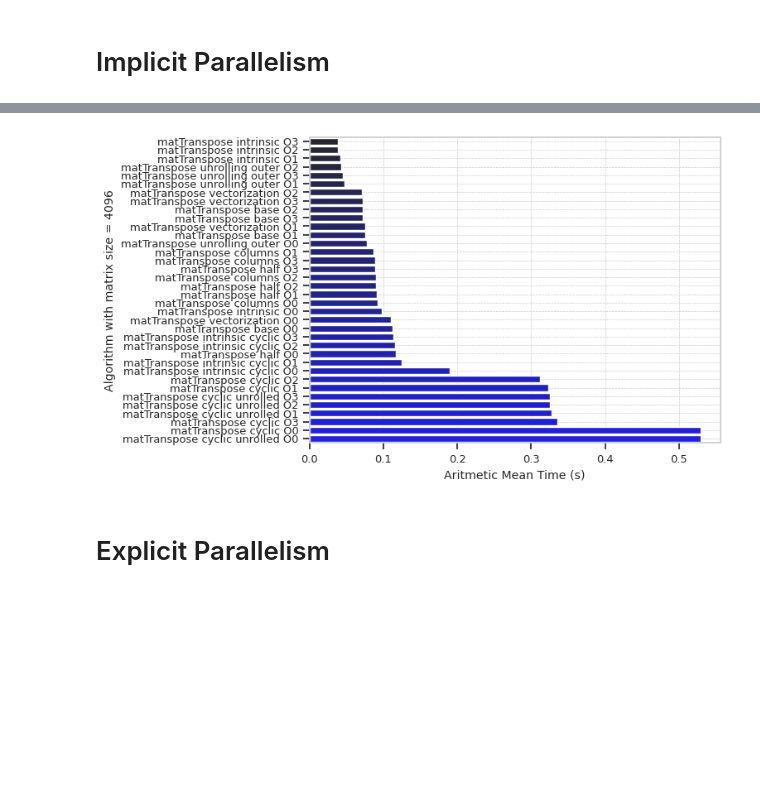
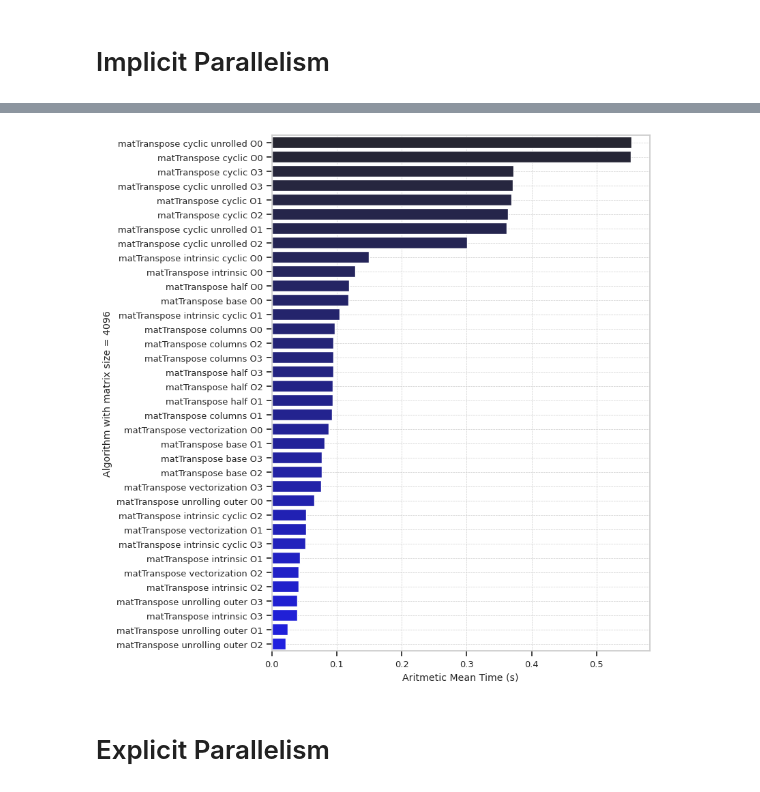
Before and after one commit to San7o/parallel-computing-cpp, a Jupyter notebook: benchmarks/plotting/notebooks/matTranspose.ipynb, the cells around one changed output, grey strips where cells are left out. Drawn from its saved outputs; the diff is of its cells as text; code cells hidden in the pictures; blank space fills up the shorter version.

```diff
--- a/benchmarks/plotting/notebooks/matTranspose.ipynb
+++ b/benchmarks/plotting/notebooks/matTranspose.ipynb
@@ -241,33 +186,42 @@ plt.show()
 # %%
+sns.set_theme(style="whitegrid", palette="Set2", font_scale=0.85, rc={
+    'xtick.bottom': True,
+    'ytick.left': True,
+    'figure.figsize':(8.27,8.27)
+})
 cs_base_o0 = checkSymm_base_o0.copy()
 cs_base_o0['name'] = cs_base_o0.apply(lambda row: row['name'] + ' O0', axis=1)
 cs_base_o1 = checkSymm_base_o1.copy()
 cs_base_o1['name'] = cs_base_o1.apply(lambda row: row['name'] + ' O1', axis=1)
 cs_base_o2 = checkSymm_base_o2.copy()
 cs_base_o2['name'] = cs_base_o2.apply(lambda row: row['name'] + ' O2', axis=1)
 cs_base_o3 = checkSymm_base_o3.copy()
 cs_base_o3['name'] = cs_base_o3.apply(lambda row: row['name'] + ' O3', axis=1)
 
 cs_imp_o0 = checkSymm_implicit_o0.copy()
 cs_imp_o0['name'] = cs_imp_o0.apply(lambda row: row['name'] + ' O0', axis=1)
 cs_imp_o1 = checkSymm_implicit_o1.copy()
 cs_imp_o1['name'] = cs_imp_o1.apply(lambda row: row['name'] + ' O1', axis=1)
 cs_imp_o2 = checkSymm_implicit_o2.copy()
 cs_imp_o2['name'] = cs_imp_o2.apply(lambda row: row['name'] + ' O2', axis=1)
 cs_imp_o3 = checkSymm_implicit_o3.copy()
 cs_imp_o3['name'] = cs_imp_o3.apply(lambda row: row['name'] + ' O3', axis=1)
 
 cs_all = pd.concat([cs_base_o0, cs_base_o1, cs_base_o2, cs_base_o3,
                                     cs_imp_o0, cs_imp_o1, cs_imp_o2, cs_imp_o3])
 cs_cut = cs_all.loc[cs_all.space == 4096]
-cs_cut = cs_cut.sort_values(by=['mean'])
+cs_cut = cs_cut.sort_values(by=['mean'], ascending=False)
 
 sns.barplot(x="mean", y="name", data=cs_cut, errorbar=None,
             hue='name', orient='h', palette='dark:b')
+sns.set(font_scale=0.7)
 plt.ylabel('Algorithm with matrix size = 4096')
 plt.xlabel('Aritmetic Mean Time (s)')
 plt.grid(which='major', linestyle='--', linewidth=0.5)
+plt.tight_layout()
+
+plt.savefig("../images/transpose_implicit_bars.svg", format='svg')
 # %% [output]
-[figure, old version]
+[figure, new version]
 # %% [markdown]
 # Explicit Parallelism
```
Also changed, not shown: parts of 16 cells of this notebook, 46 other files.
